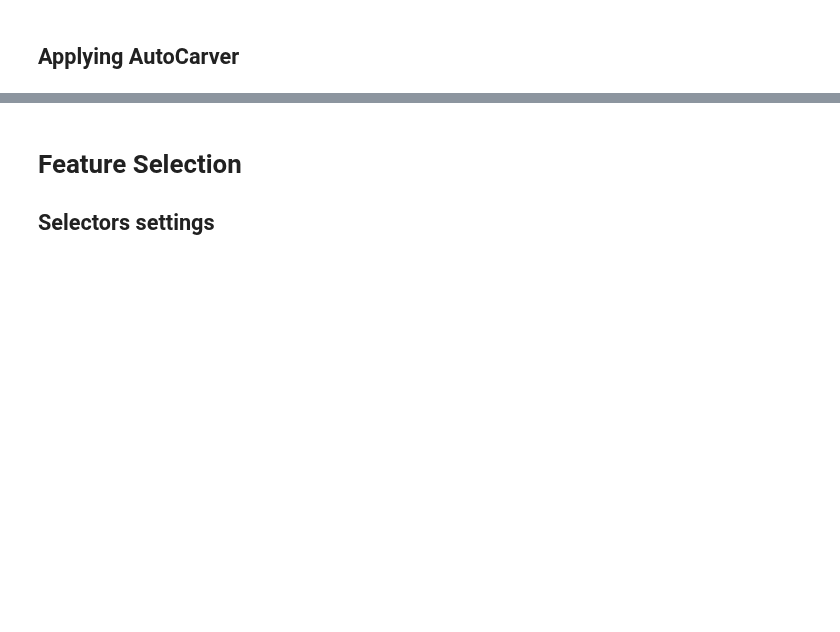
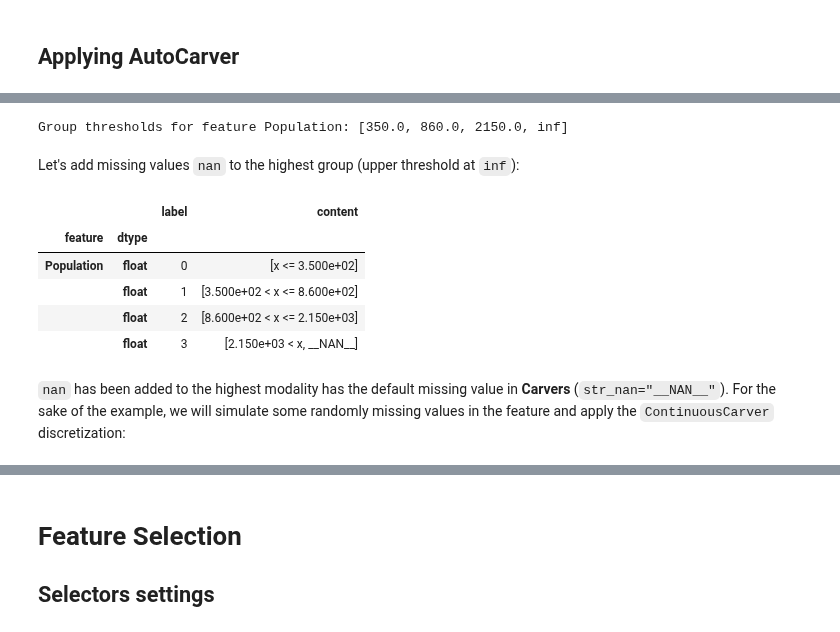
Before and after one commit to mdefrance/AutoCarver, a Jupyter notebook: docs/source/examples/Carvers/ContinuousRegression/continuous_regression_example.ipynb, the cells around one changed output, grey strips where cells are left out. Cells and saved outputs as stored; diff of their text form; code cells hidden in the pictures; blank space fills up the shorter version.

```diff
--- a/docs/source/examples/Carvers/ContinuousRegression/continuous_regression_example.ipynb
+++ b/docs/source/examples/Carvers/ContinuousRegression/continuous_regression_example.ipynb
@@ -386,0 +454,22 @@ dev_set_processed[auto_carver.features].apply(lambda u: u.value_counts(dropna=Fa
+# %%
+feature = "Population"
+thresholds = auto_carver.values_orders[feature]
+print(f"Group thresholds for feature {feature}: {thresholds}")
+# %% [output]
+Group thresholds for feature Population: [350.0, 860.0, 2150.0, inf]
+# %% [markdown]
+Let's add missing values ``nan`` to the highest group (upper threshold at ``inf``):
+# %%
+from numpy import nan, inf
+
+auto_carver.update_discretizer(feature, "group", nan, inf)  # be careful to respect the real number ordering, otherwise labels and discretizations will be wrong
+auto_carver.summary(feature)
+# %% [output]
+|  |  | label | content |
+| feature | dtype |  |  |
+| Population | float | 0 | [x <= 3.500e+02] |
+|  | float | 1 | [3.500e+02 < x <= 8.600e+02] |
+|  | float | 2 | [8.600e+02 < x <= 2.150e+03] |
+|  | float | 3 | [2.150e+03 < x, __NAN__] |
+# %% [markdown]
+``nan`` has been added to the highest modality has the default missing value in **Carvers** (``str_nan="__NAN__"``). For the sake of the example, we will simulate some randomly missing values in the feature and apply the ``ContinuousCarver`` discretization:
```
Also changed, not shown: parts of 20 cells of this notebook, 39 other files.
